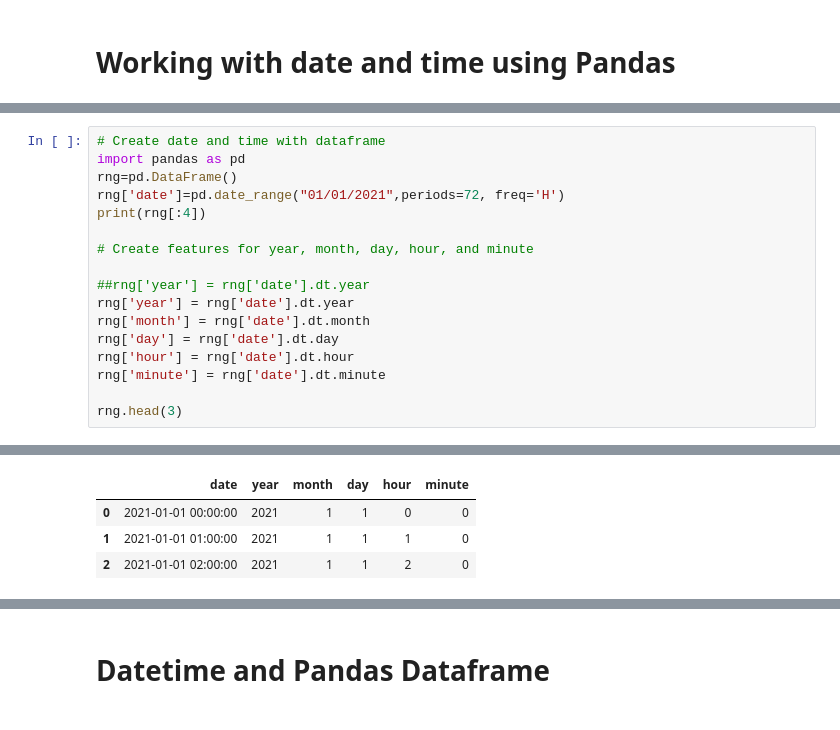
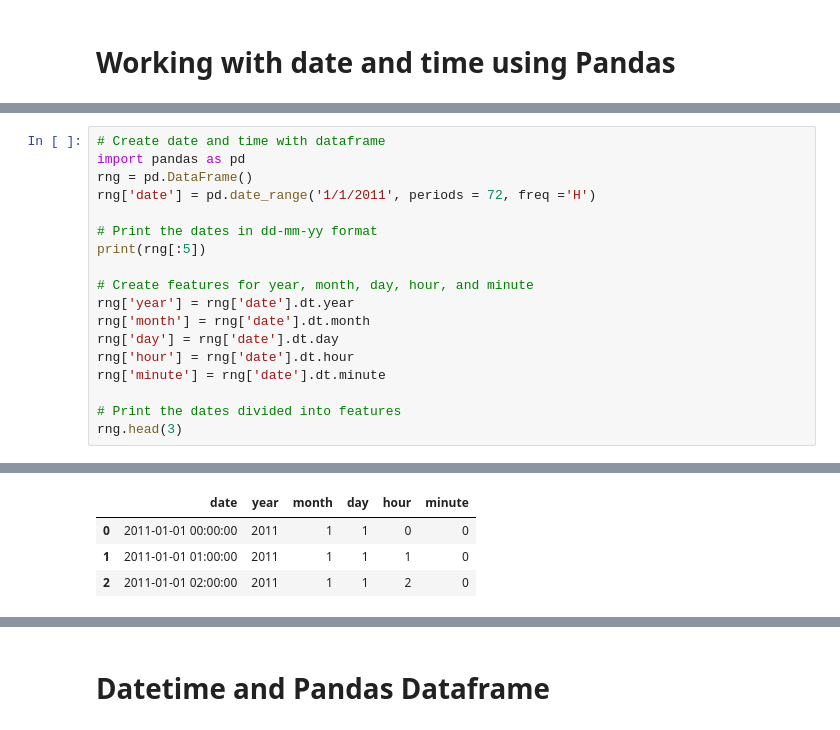
Before and after one commit to V-Nayak/python-basics, a Jupyter notebook: 17_Python_Basics_Pandas_DateTime.ipynb, the cells around one changed output, grey strips where cells are left out. Saved outputs shown, nothing was run; the diff lists cells and outputs as text.

```diff
--- a/17_Python_Basics_Pandas_DateTime.ipynb
+++ b/17_Python_Basics_Pandas_DateTime.ipynb
@@ -76,19 +35,20 @@ print(rng[:4])
 # %%
 # Create date and time with dataframe
 import pandas as pd
-rng=pd.DataFrame()
-rng['date']=pd.date_range("01/01/2021",periods=72, freq='H')
-print(rng[:4])
+rng = pd.DataFrame()
+rng['date'] = pd.date_range('1/1/2011', periods = 72, freq ='H')
+
+# Print the dates in dd-mm-yy format
+print(rng[:5])
 
 # Create features for year, month, day, hour, and minute
-
-##rng['year'] = rng['date'].dt.year
 rng['year'] = rng['date'].dt.year
 rng['month'] = rng['date'].dt.month
 rng['day'] = rng['date'].dt.day
 rng['hour'] = rng['date'].dt.hour
 rng['minute'] = rng['date'].dt.minute
 
+# Print the dates divided into features
 rng.head(3)
 # %% [output]
                  date
@@ -99,7 +60,7 @@ rng.head(3)
 |  | date | year | month | day | hour | minute |
-| 0 | 2021-01-01 00:00:00 | 2021 | 1 | 1 | 0 | 0 |
-| 1 | 2021-01-01 01:00:00 | 2021 | 1 | 1 | 1 | 0 |
-| 2 | 2021-01-01 02:00:00 | 2021 | 1 | 1 | 2 | 0 |
+| 0 | 2011-01-01 00:00:00 | 2011 | 1 | 1 | 0 | 0 |
+| 1 | 2011-01-01 01:00:00 | 2011 | 1 | 1 | 1 | 0 |
+| 2 | 2011-01-01 02:00:00 | 2011 | 1 | 1 | 2 | 0 |
 # %%
 """Code #4: To get the present time"""
 from datetime import date
```
Also changed, not shown: parts of 45 cells of this notebook.
